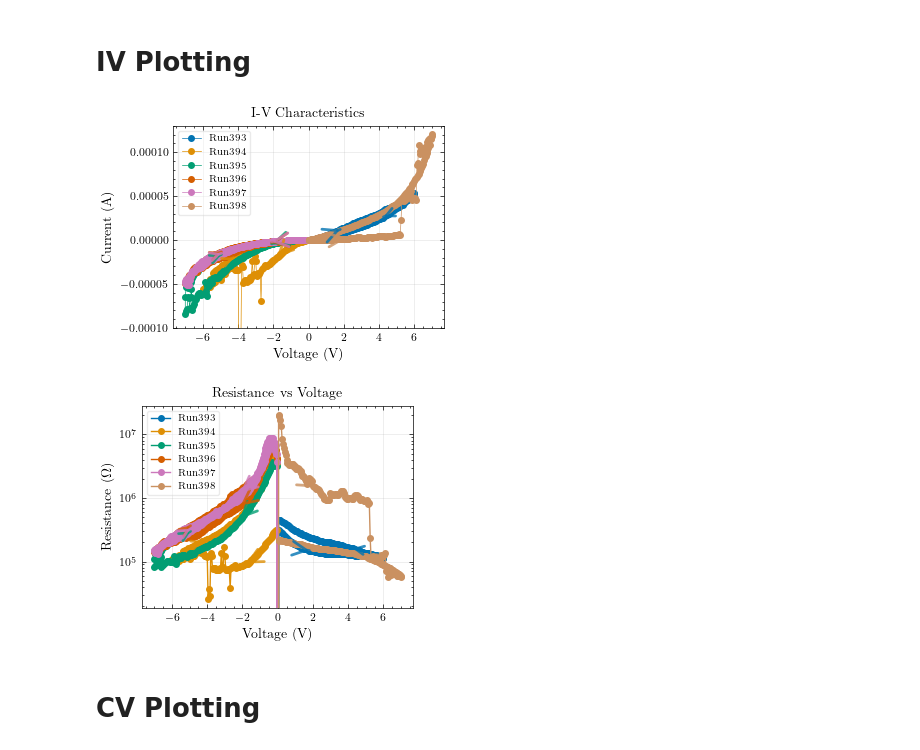
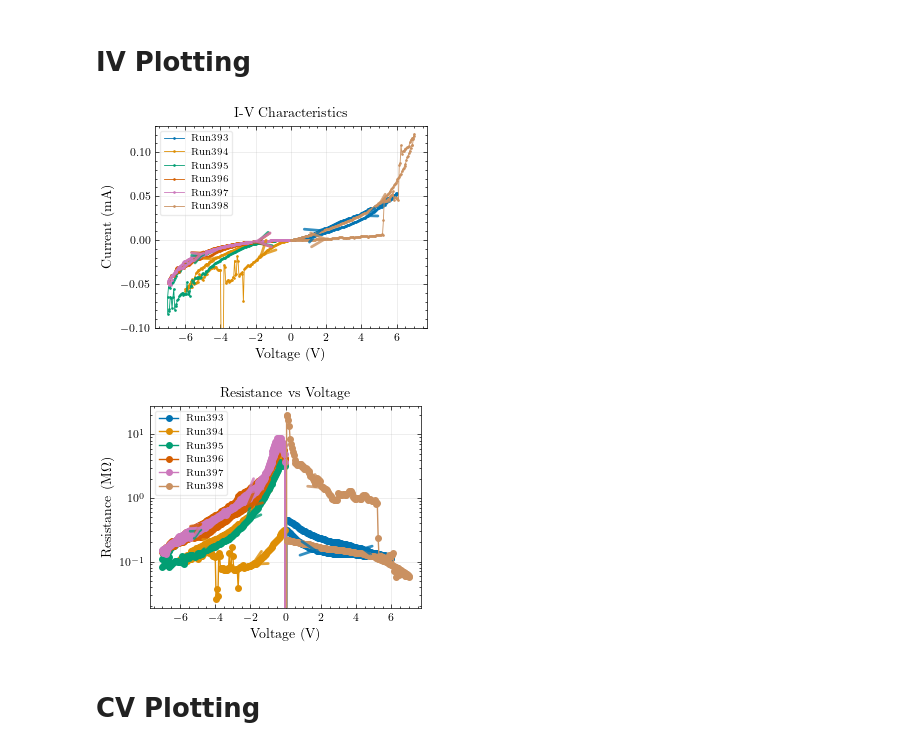
Before and after one commit to hc3413/Thin_Film_Analysis, a Jupyter notebook: SMU_Analysis.ipynb, the cells around one changed output. Saved outputs shown, nothing was run; the diff lists cells and outputs as text; code cells hidden in the pictures.

```diff
--- a/SMU_Analysis.ipynb
+++ b/SMU_Analysis.ipynb
@@ -10,10 +34,12 @@ import importlib
 # import my functions stored in the file 'functions' which can then be called with functions.function_name()
 from SMU import SMU
 import SMU_functions
-importlib.reload(SMU_functions)  # Force reload to get updated function signatures
+importlib.reload(SMU_functions)  # Force reload to get updated function signatures with auto-scaling
 from SMU_functions import plot_IV, plot_CV, plot_resistance
 
 # import custom plot style and colorbar functions
+import plot_style
+importlib.reload(plot_style)  # Force reload to get updated markersize parameter
 from plot_style import set_plot_style
 
 # Define the path to the root directory containing all the XRD data
@@ -28,13 +54,13 @@ powerpoint_string = 'DR012_switching' # string to be added to the powerpoint fil
 
 plot_transparency = True # set to True to make the data plots transparent
 
-# Custom Scence style settings for figures
-fig_size = set_plot_style(export_data = export_data, use_tex=True)
-#plt.style.use(['science', 'grid', 'nature'])
+# Custom plot style settings with small markersize
+# This will now work because plot_style.py respects the markersize parameter
+fig_size = set_plot_style(export_data=export_data, use_tex=True, markersize=0.1)
 
-plt.rcParams.update({
-        # Line settings
-        'lines.linewidth': 0.1,
-        'lines.markersize': 0.1,
+# Alternative: You can also pass markersize directly to each plot function
+# plot_IV(..., markersize=0.1)
+# plot_CV(..., markersize=0.1)
+# plot_resistance(..., markersize=0.1)
 
-    })
+print("Updated SMU functions with auto-scaling current units!")
@@ -82,24 +110,27 @@ Loaded 16 CV files and 409 IV files
 # %%
 ## IV Analysis with Direction Arrows
 
 # Select specific runs for analysis using the built-in methods
 
 #selected_iv_runs = [ 398, 399, 401, 402]
 #selected_iv_runs = [389, 390,392, 404, 398]
 selected_iv_runs = [393, 394, 395, 396, 397, 398]
 
 fig_iv = plot_IV([smu_DR012], run_nums=selected_iv_runs,
                        log_plot=False, plot_arrows=True,
-                        y_lim=[-0.00010, 0.00013],
-                        line_width =0.5,
-                       export_data=export_data, output_SMU=output_SMU)
+                        y_lim=[-0.10, 0.13],
+                        line_width =0.6,
+                        markersize=0.9,
+                       export_data=export_data, output_SMU=output_SMU,
+                       plot_transparency=plot_transparency)
 
 fig_R = plot_resistance([smu_DR012], run_nums=selected_iv_runs,
                        log_plot=True,
-                       export_data=export_data, plot_arrows = True, output_SMU=output_SMU)
+                       export_data=export_data, plot_arrows = True, output_SMU=output_SMU,
+                       plot_transparency=plot_transparency)
 # %% [output]
-[figure, old version]
+[figure, new version]
-[figure, old version]
+[figure, new version]
 # %% [markdown]
 # CV Plotting
 # %%
```
Also changed, not shown: parts of 5 cells of this notebook, 2 other files.
